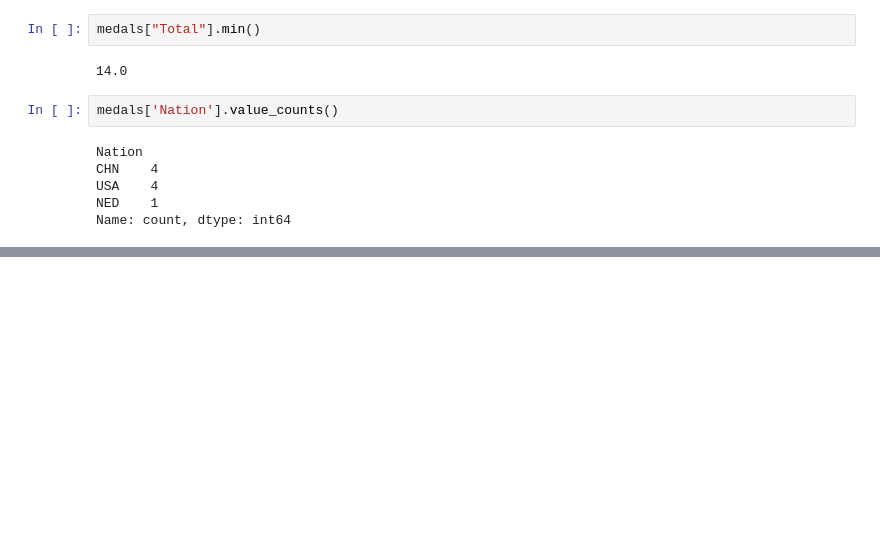
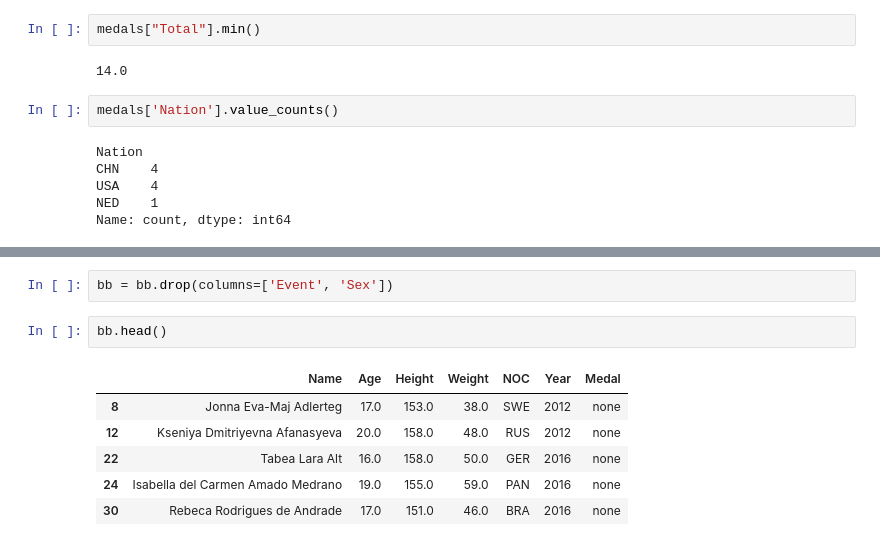
Before and after one commit to RyanJTalbot/MSDS, a Jupyter notebook: Core/Data Mining Foundations/Data Mining Project/Project/competition_gym2023/EDA/olympics/women/womenbb.ipynb, the cells around one changed output, grey strips where cells are left out. Saved outputs shown, nothing was run; the diff lists cells and outputs as text; blank space fills up the shorter version.

```diff
--- a/Core/Data Mining Foundations/Data Mining Project/Project/competition_gym2023/EDA/olympics/women/womenbb.ipynb
+++ b/Core/Data Mining Foundations/Data Mining Project/Project/competition_gym2023/EDA/olympics/women/womenbb.ipynb
@@ -77,0 +108,11 @@ Name: count, dtype: int64
+# %%
+bb = bb.drop(columns=['Event', 'Sex'])
+# %%
+bb.head()
+# %% [output]
+|  | Name | Age | Height | Weight | NOC | Year | Medal |
+| 8 | Jonna Eva-Maj Adlerteg | 17.0 | 153.0 | 38.0 | SWE | 2012 | none |
+| 12 | Kseniya Dmitriyevna Afanasyeva | 20.0 | 158.0 | 48.0 | RUS | 2012 | none |
+| 22 | Tabea Lara Alt | 16.0 | 158.0 | 50.0 | GER | 2016 | none |
+| 24 | Isabella del Carmen Amado Medrano | 19.0 | 155.0 | 59.0 | PAN | 2016 | none |
+| 30 | Rebeca Rodrigues de Andrade | 17.0 | 151.0 | 46.0 | BRA | 2016 | none |
```
Also changed, not shown: parts of 10 cells of this notebook, 29 other files.
